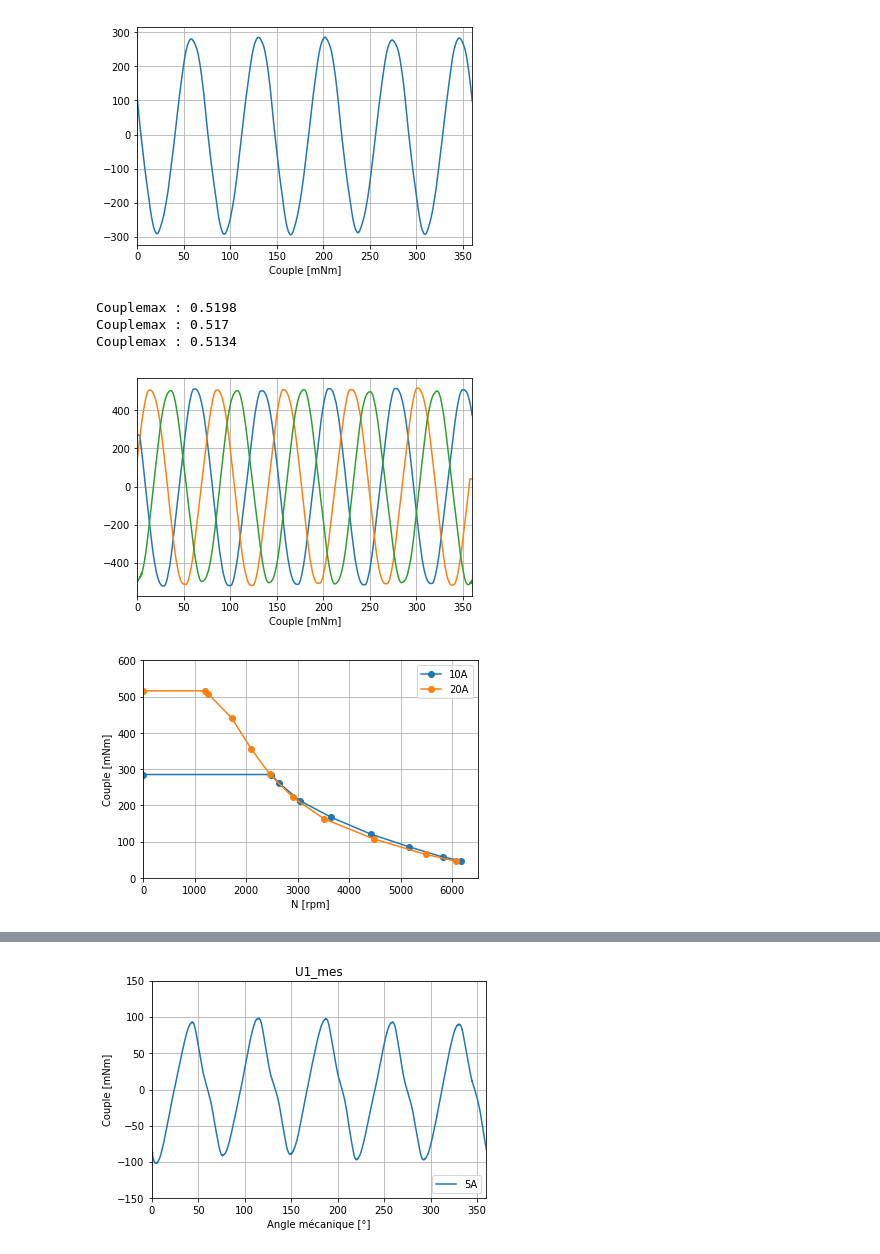
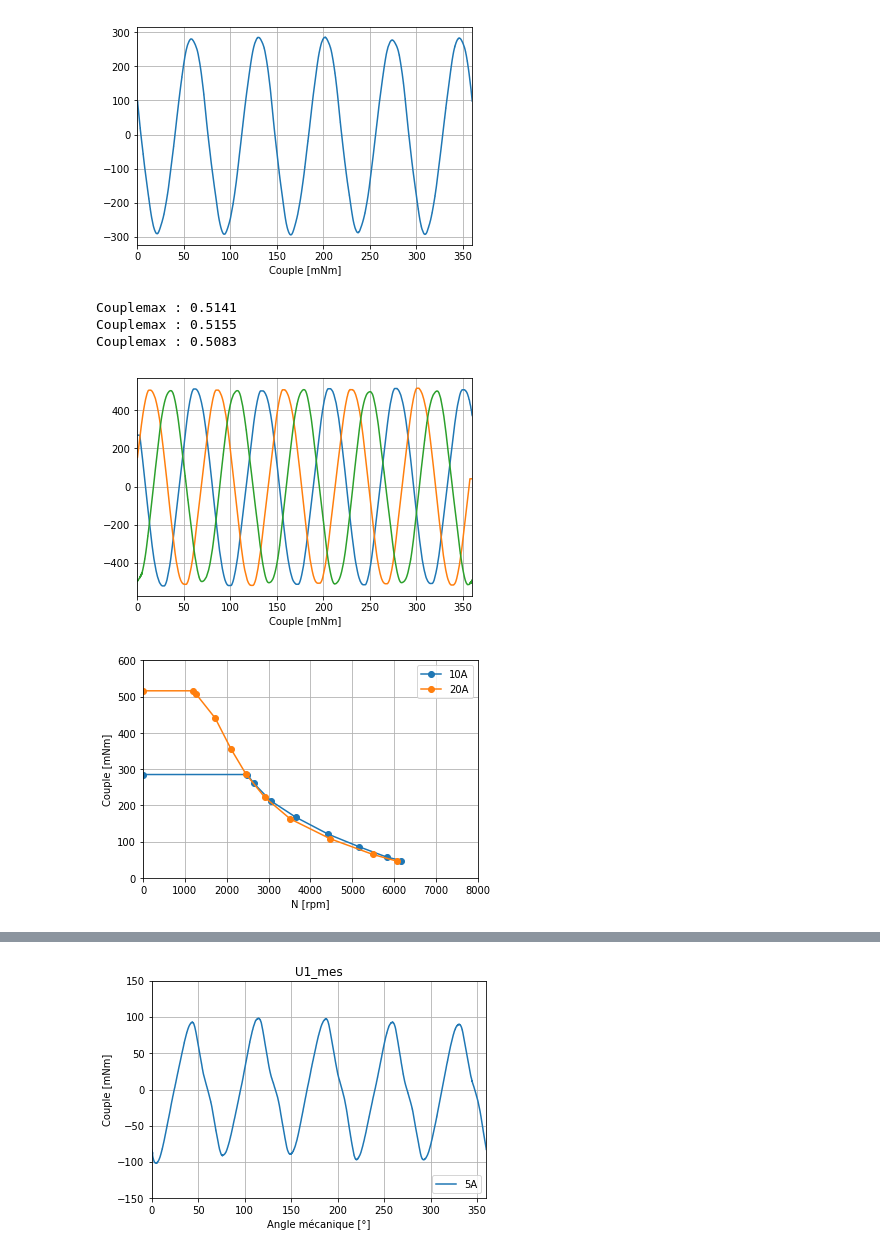
Before and after one commit to TBayborek/PDM, a Jupyter notebook: Motor_characteristics_extraction.ipynb, the cells around one changed output, grey strips where cells are left out. Cells and saved outputs as stored; diff of their text form; code cells hidden in the pictures.

```diff
--- a/Motor_characteristics_extraction.ipynb
+++ b/Motor_characteristics_extraction.ipynb
@@ -360,7 +361,7 @@ for i, read_elem in enumerate(to_read):
     #print(df.head())
     angle = np.linspace(0,360,len(df.iloc[:,0]))
     T = df.iloc[:,1]
-    print("Couplemax :",max(abs(T)))
+    print("Couplemax :",max(T))
 
     plt.plot(angle,T*1000)
 
@@ -372,38 +373,38 @@ plt.xlim([0,360])
 plt.grid(True)
 plt.show()
 # %% [output]
-Couplemax : 0.5198
-Couplemax : 0.517
-Couplemax : 0.5134
+Couplemax : 0.5141
+Couplemax : 0.5155
+Couplemax : 0.5083
 [figure]
 # %%
 max_T = [0.285,0.516] # max static torque for 10,20A
 lab = ["10A","20A"]
 T = []
 N = []
 for i,N_elem in enumerate(N_keep):
     max_index = (T_keep[i]>max_T[i]).idxmax()
 
     if max_index == 0 : max_index = len(T_keep[i])
     f = interpolate.interp1d(T_keep[i],N_keep[i], fill_value = "extrapolate")
     N_max_Torque = int(f(max_T[i]))
 
     T.append(list(T_keep[i][:max_index])+2*[max_T[i]])
     N.append(list(N_keep[i][:max_index])+[N_max_Torque,0])
 
     plt.plot(N[i],np.array(T[i])*1000, "o-",label = lab[i])
 
     plt.xlabel("N [rpm]")
     plt.ylabel("Couple [mNm]")
-    plt.xlim([0,6500])
+    plt.xlim([0,8000])
     plt.ylim([0,600])
 
     plt.legend()
     plt.grid(True)
     plt.savefig("Couple_dyn_1i2_courant.pdf")
 plt.show()
 # %% [output]
-[figure, old version]
+[figure, new version]
 # %%
 Temp = [-40, 20, 80 ,160]
 # obj evidee, 1i2, evidee allongé
```
Also changed, not shown: parts of 4 cells of this notebook, 32 other files.
